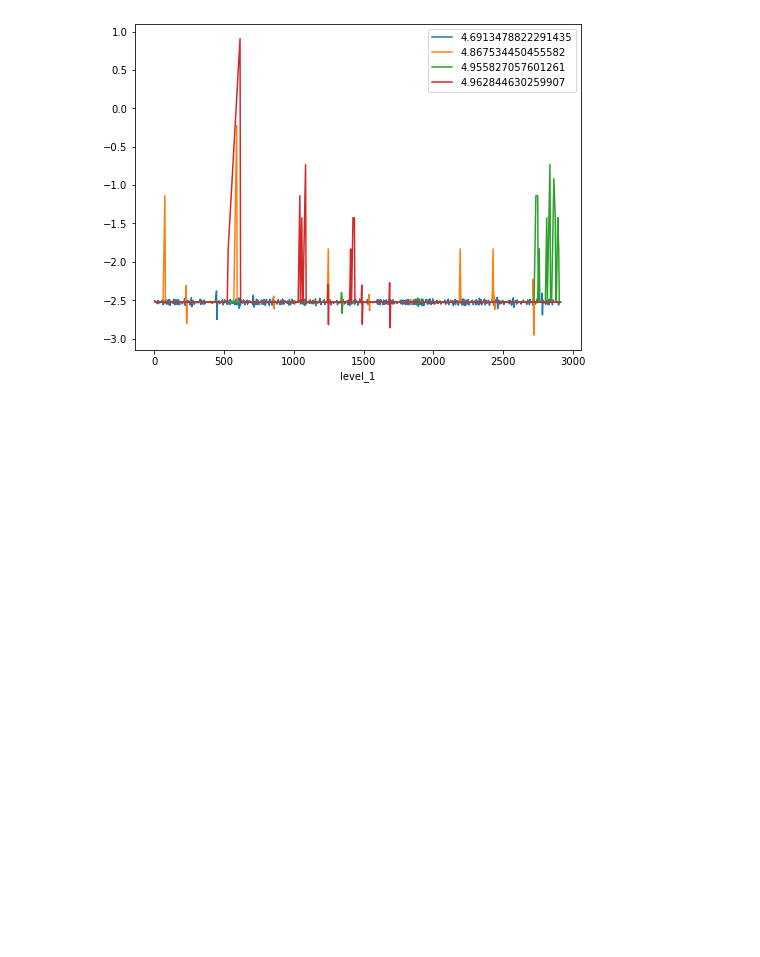
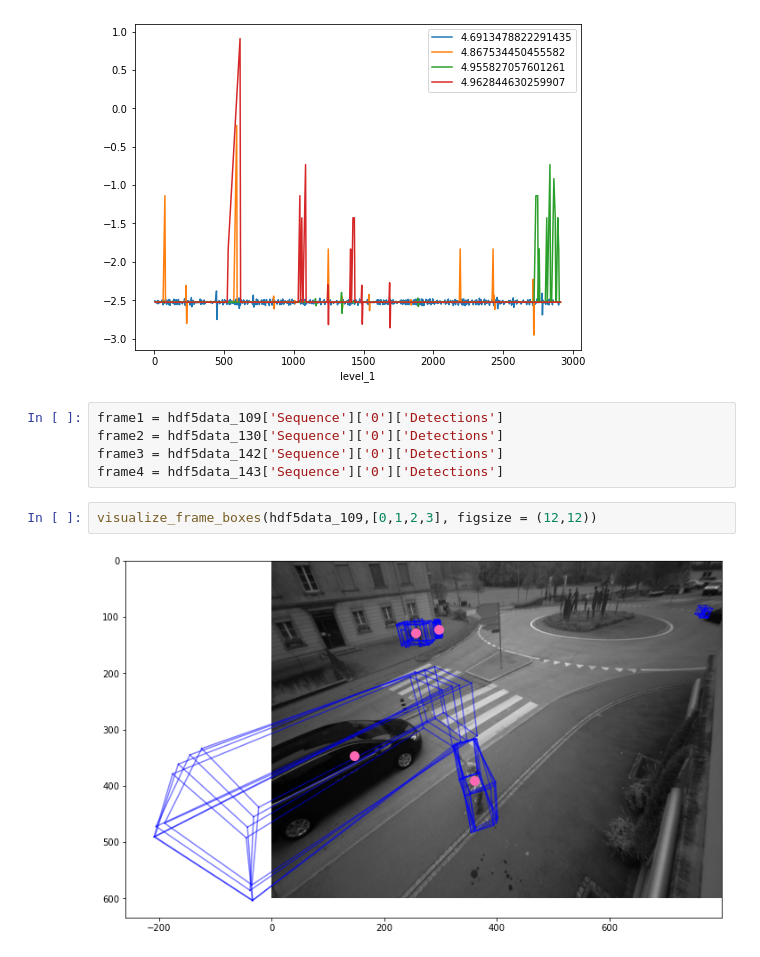
Before and after one commit to davidecarrara98/Multi-Object-Tracking-in-Complex-Urban-Scenarios, a Jupyter notebook: Under Development/Vale/IoU tracking.ipynb, the cells around one changed output. Drawn from its saved outputs; the diff is of its cells as text; blank space fills up the shorter version.

```diff
--- a/Under Development/Vale/IoU tracking.ipynb
+++ b/Under Development/Vale/IoU tracking.ipynb
@@ -644,3 +644,12 @@ plt.legend()
 # %% [output]
 <matplotlib.legend.Legend at 0x...>
 [figure]
+# %%
+frame1 = hdf5data_109['Sequence']['0']['Detections']
+frame2 = hdf5data_130['Sequence']['0']['Detections']
+frame3 = hdf5data_142['Sequence']['0']['Detections']
+frame4 = hdf5data_143['Sequence']['0']['Detections']
+# %%
+visualize_frame_boxes(hdf5data_109,[0,1,2,3], figsize = (12,12))
+# %% [output]
+[figure, added]
```
Also changed, not shown: parts of 4 cells of this notebook.
